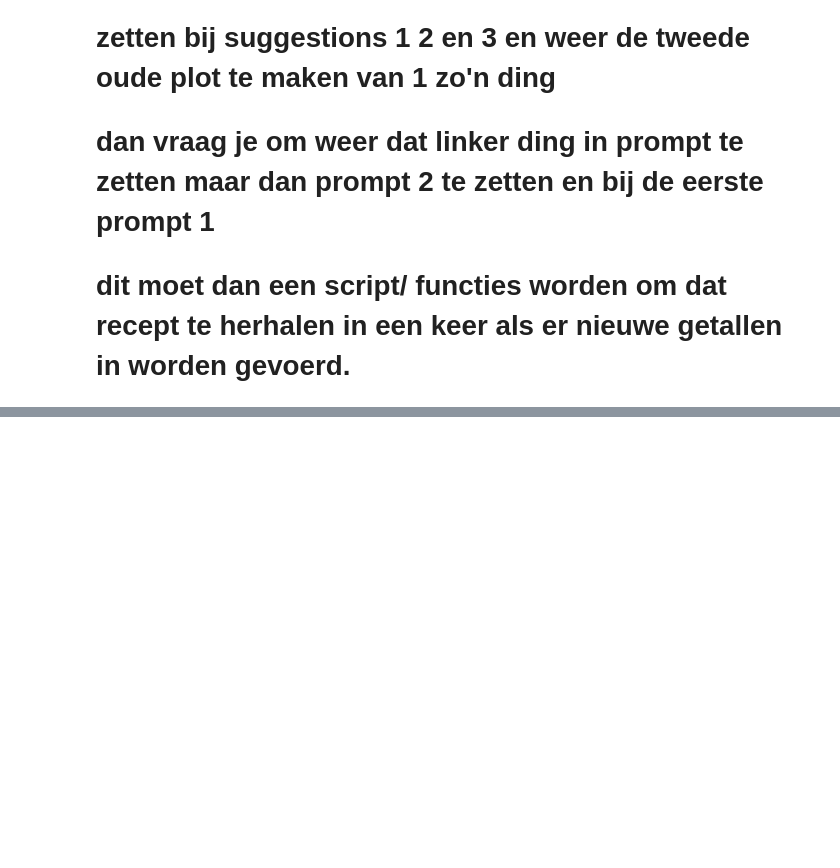
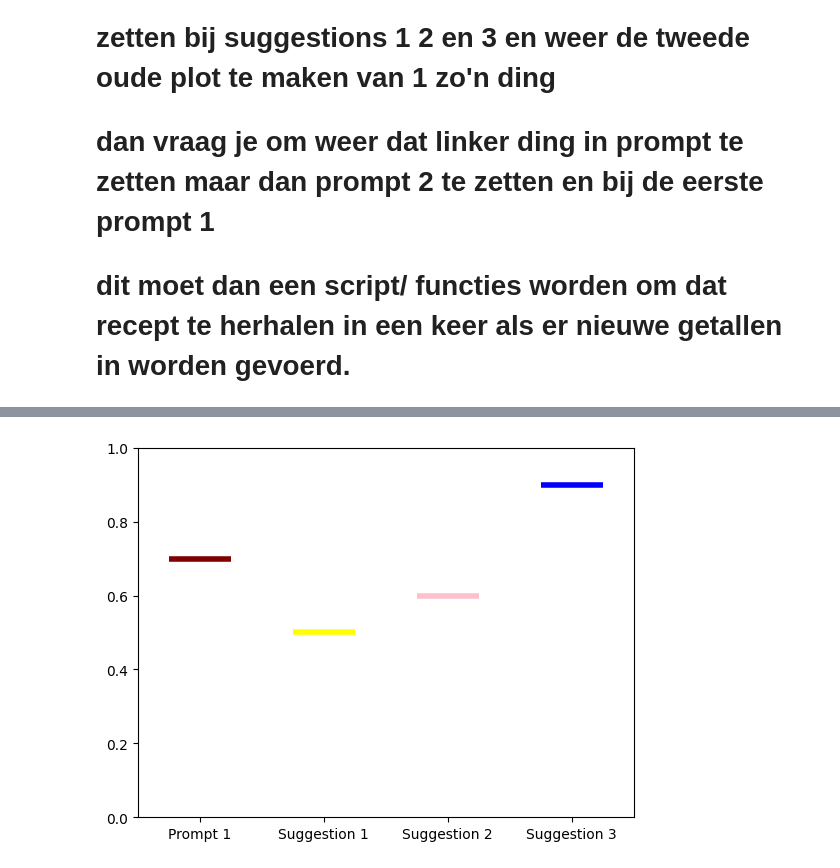
Before and after one commit to valentina98/mma2024, a Jupyter notebook: test.ipynb, the cells around one changed output, grey strips where cells are left out. Cells and saved outputs as stored; diff of their text form; code cells hidden in the pictures; blank space fills up the shorter version.

```diff
--- a/test.ipynb
+++ b/test.ipynb
@@ -97,0 +164,96 @@ plot_collapsed(prompt, suggestion1, suggestion2, suggestion3, selected_suggestio
+# %%
+import matplotlib.pyplot as plt
+
+class PromptHistoryPlotter:
+    def __init__(self):
+        self.history = []
+
+    def plot_initial(self, prompt, suggestion1, suggestion2, suggestion3):
+        fig, ax = plt.subplots()
+
+        # Plot initial prompt and suggestions as single horizontal lines
+        ax.hlines(y=prompt, xmin=-0.25, xmax=0.25, color='maroon', lw=4)
+        ax.hlines(y=suggestion1, xmin=0.75, xmax=1.25, color='yellow', lw=4)
+        ax.hlines(y=suggestion2, xmin=1.75, xmax=2.25, color='pink', lw=4)
+        ax.hlines(y=suggestion3, xmin=2.75, xmax=3.25, color='blue', lw=4)
+
+        # Labels and limits for the initial plot
+        ax.set_xticks([0, 1, 2, 3])
+        ax.set_xticklabels(['Prompt 1', 'Suggestion 1', 'Suggestion 2', 'Suggestion 3'])
+        ax.set_xlim(-0.5, 3.5)
+        ax.set_ylim(0, 1)  # Ensure the y-axis starts at 0
+
+        # Show initial plot
+        plt.show()
+
+    def plot_collapsed(self, ax, prompt, suggestion1, suggestion2, suggestion3, selected_suggestion, step):
+        initial_prompt_relevance = prompt
+        selected_suggestion_relevance = selected_suggestion
+        low = min(suggestion1, suggestion2, suggestion3)
+        high = max(suggestion1, suggestion2, suggestion3)
+
+        # Determine the color based on the comparison
+        color = 'green' if selected_suggestion_relevance > initial_prompt_relevance else 'red'
+
+        # Plot high and low as vertical line centered on the middle of "Prompt"
+        ax.vlines(x=step, ymin=0, ymax=high, color=color, lw=4)
+
+        # Plot horizontal line from initial prompt to selected suggestion
+        ax.hlines(y=initial_prompt_relevance, xmin=step-0.25, xmax=step, color=color, lw=4)
+        ax.hlines(y=selected_suggestion_relevance, xmin=step, xmax=step+0.25, color=color, lw=4)
+
+        # Plot closing line to the right side of the vertical stripe at the height of the highest score
+        ax.hlines(y=high, xmin=step, xmax=step+0.25, color=color, lw=4)
+
+    def plot_step(self, step, suggestions):
+        fig, ax = plt.subplots()
+
+        # Plot previous prompts history
+        for idx, (prev_prompt, _, selected) in enumerate(self.history):
+            color = 'green' if selected > prev_prompt else 'red'
+            low = min(self.history[idx][1])
+            high = max(self.history[idx][1])
+            self.plot_collapsed(ax, prev_prompt, *self.history[idx][1], selected, idx)
+
+        # Plot new suggestions for current step
+        ax.hlines(y=suggestions[0], xmin=step + 0.75, xmax=step + 1.25, color='yellow', lw=4)
+        ax.hlines(y=suggestions[1], xmin=step + 1.75, xmax=step + 2.25, color='pink', lw=4)
+        ax.hlines(y=suggestions[2], xmin=step + 2.75, xmax=step + 3.25, color='blue', lw=4)
+
+        # Update labels and limits
+        ax.set_xticks(range(step + 4))
+        ax.set_xticklabels([f'Prompt {i+1}' for i in range(step + 1)] + [f'Suggestion {i}' for i in range(1, 4)])
+        ax.set_xlim(-0.5, step + 3.5)
+        ax.set_ylim(0, 1)  # Ensure the y-axis starts at 0
+
+        plt.show()
+
+    def plot_sequence(self, initial_prompt, initial_suggestions, subsequent_suggestions_and_selections):
+        # Plot the initial prompt and suggestions
+        self.plot_initial(initial_prompt, *initial_suggestions)
+
+        # Update history with the initial prompt and suggestions
+        self.history.append((initial_prompt, initial_suggestions, None))
+
+        # Iterate over subsequent suggestions and selections
+        for step, (suggestions, selected_suggestion) in enumerate(subsequent_suggestions_and_selections, start=1):
+            # Use the last selected suggestion as the new prompt
+            previous_prompt = self.history[-1][2] if self.history[-1][2] is not None else initial_prompt
+            self.history[-1] = (previous_prompt, suggestions, selected_suggestion)
+            self.history.append((selected_suggestion, suggestions, selected_suggestion))
+            self.plot_step(step, suggestions)
+
+# Example usage
+plotter = PromptHistoryPlotter()
+
+initial_prompt = 0.7
+initial_suggestions = [0.5, 0.6, 0.9]
+
+subsequent_suggestions_and_selections = [
+    ([0.8, 0.85, 0.95], 0.95),
+    ([0.9, 0.92, 0.85], 0.85)
+]
+
+plotter.plot_sequence(initial_prompt, initial_suggestions, subsequent_suggestions_and_selections)
+# %% [output]
+[figure, added]
```
Also changed, not shown: parts of 19 cells of this notebook.
